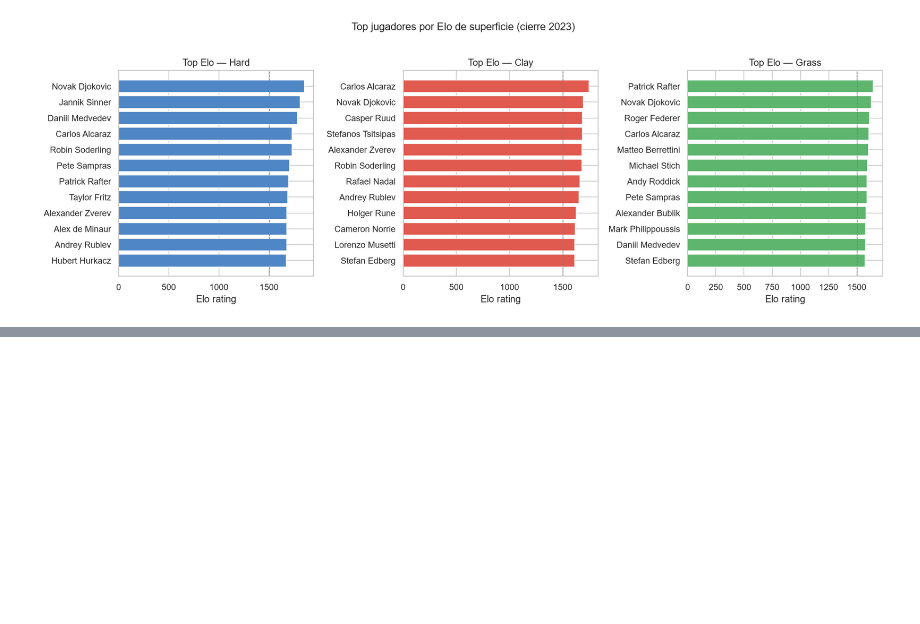
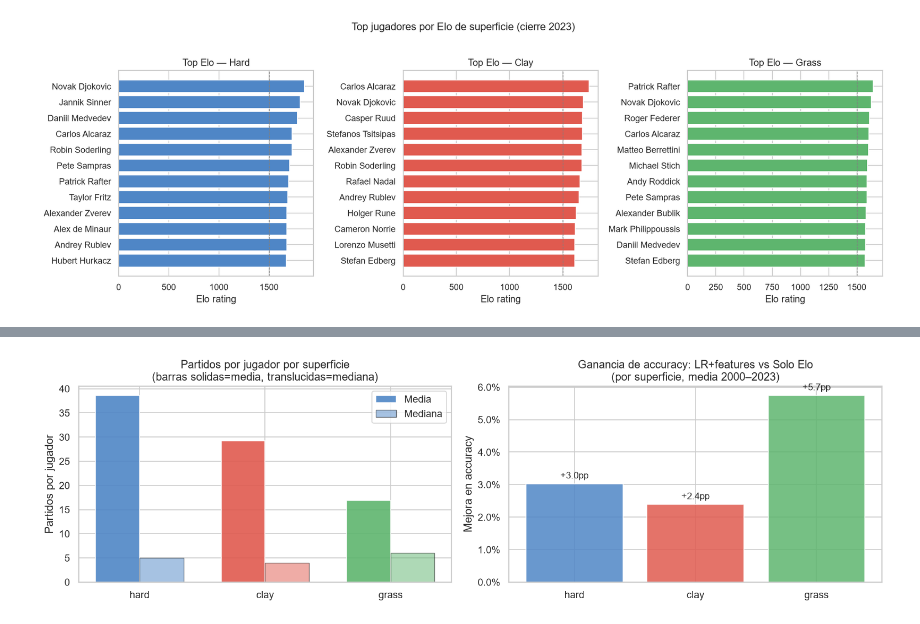
Before and after one commit to CTCLIM4/ia-tenis, a Jupyter notebook: notebooks/01_exploratory.ipynb, the cells around one changed output, grey strips where cells are left out. Saved outputs shown, nothing was run; the diff lists cells and outputs as text; code cells hidden in the pictures; blank space fills up the shorter version.

```diff
--- a/notebooks/01_exploratory.ipynb
+++ b/notebooks/01_exploratory.ipynb
@@ -340,0 +373,32 @@ plt.show()
+# %%
+fig, axes = plt.subplots(1, 2, figsize=(13, 4))
+
+surf_labels = ['hard', 'clay', 'grass']
+surf_colors = ['#4f86c6', '#e05a4f', '#5eb56e']
+
+# Izquierda: media vs mediana de partidos por jugador
+x = np.arange(len(surf_labels))
+w = 0.35
+axes[0].bar(x - w/2, [surf_stats[s]['mean_matches_per_player']   for s in surf_labels],
+            width=w, color=surf_colors, label='Media', alpha=0.9)
+axes[0].bar(x + w/2, [surf_stats[s]['median_matches_per_player'] for s in surf_labels],
+            width=w, color=surf_colors, label='Mediana', alpha=0.5, edgecolor='black', linewidth=0.8)
+axes[0].set_xticks(x)
+axes[0].set_xticklabels(surf_labels)
+axes[0].set_ylabel('Partidos por jugador')
+axes[0].set_title('Partidos por jugador por superficie\n(barras solidas=media, translucidas=mediana)')
+axes[0].legend()
+
+# Derecha: mejora LR vs Elo-only en accuracy por superficie
+improve = {s: surf_results[s]['accuracy'] - surf_results[s]['elo_only_accuracy'] for s in surf_labels}
+axes[1].bar(surf_labels, [improve[s] for s in surf_labels], color=surf_colors, alpha=0.85)
+axes[1].yaxis.set_major_formatter(mtick.PercentFormatter(1.0, decimals=1))
+axes[1].set_title('Ganancia de accuracy: LR+features vs Solo Elo\n(por superficie, media 2000–2023)')
+axes[1].set_ylabel('Mejora en accuracy')
+for i, s in enumerate(surf_labels):
+    axes[1].text(i, improve[s] + 0.001, f'+{improve[s]*100:.1f}pp', ha='center', va='bottom', fontsize=10)
+
+plt.tight_layout()
+plt.show()
+# %% [output]
+[figure, added]
```
Also changed, not shown: parts of 20 cells of this notebook, 6 other files.
